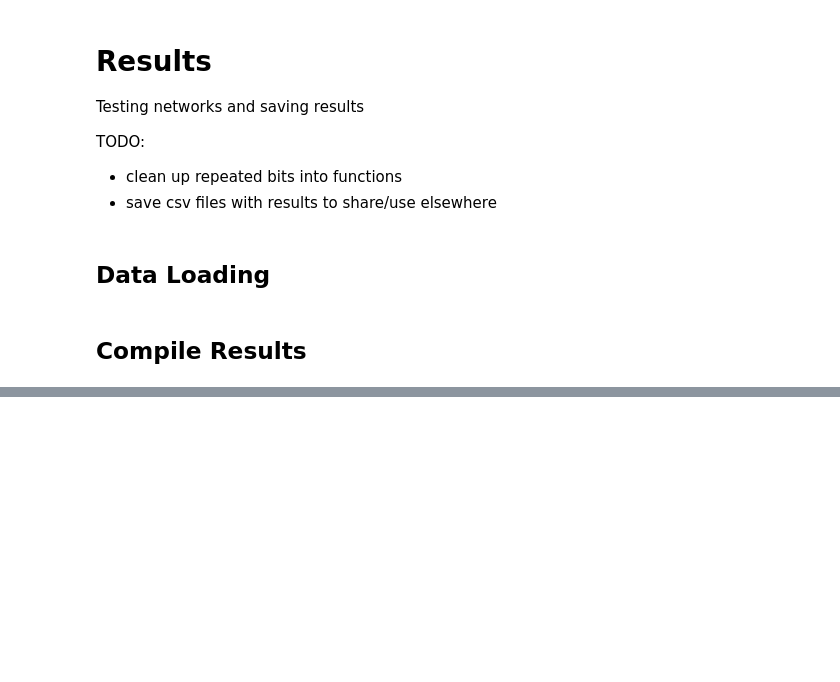
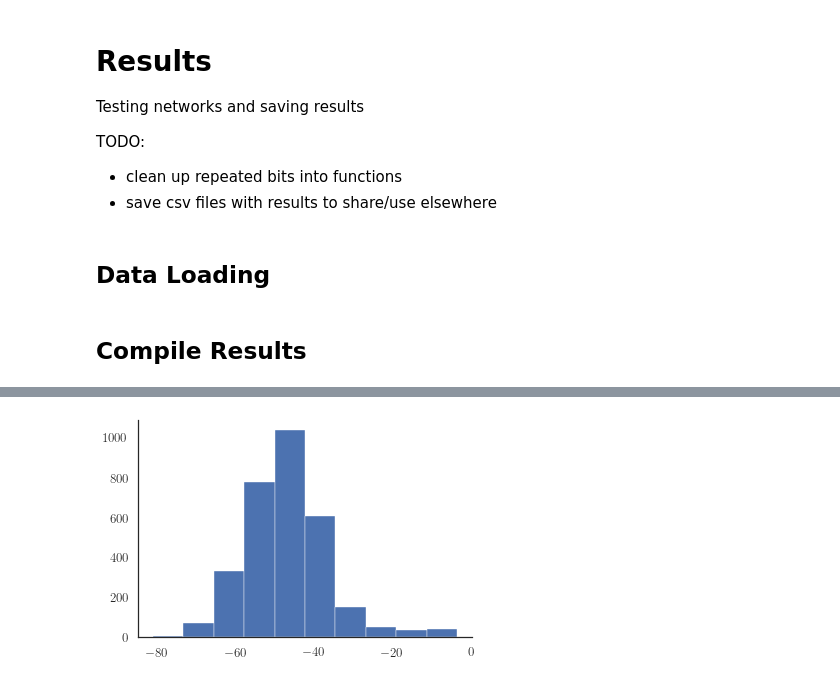
Before and after one commit to galbiati/nns-for-mnk, a Jupyter notebook: Results.ipynb, the cells around one changed output, grey strips where cells are left out. Drawn from its saved outputs; the diff is of its cells as text; code cells hidden in the pictures; blank space fills up the shorter version.

```diff
--- a/Results.ipynb
+++ b/Results.ipynb
@@ -42,0 +137,8 @@ Ss = np.concatenate(hvhdata[4])
+# %%
+import matplotlib.pyplot as plt
+import seaborn as sns
+sns.set_style('white')
+sns.set_context('talk')
+plt.rc('text', usetex=True)
+
+%matplotlib inline
@@ -42,0 +196,23 @@ Ss = np.concatenate(hvhdata[4])
+# %%
+gendata = pd.read_csv(
+    os.path.join(headdir, 'Data/1_gen/Clean/_summaries/all_evals_model_input.csv'),
+    names=['subject', 'color', 'bp', 'wp', 'zet', 'rt', 'val']
+)
+gendata['group'] = -1
+
+X, y, S, G, Np = loading.unpack_data(gendata)
+# %%
+N = train_nets[0]
+logistic = lambda x: 1 / (1 + np.exp(-x))
+zscore = lambda x: (x - x.mean()) / (x.std() / np.sqrt(x.shape[0]))
+Vr = N.value_fn(X)
+V = Vr.sum(axis=1)
+Vl = 7*logistic(zscore(V))
+
+V2 = np.zeros_like(V)
+yz = np.zeros_like(y)
+for subject in range(S.max()):
+    V2[S==subject] = zscore(V[S==subject])
+    yz[S==subject] = zscore(y[S==subject])
+
+V2l = 7*logistic(V2)
@@ -42,0 +221,5 @@ Ss = np.concatenate(hvhdata[4])
+# %%
+plt.hist(V, **histkws)
+sns.despine()
+# %% [output]
+[figure, added]
```
Also changed, not shown: parts of 34 cells of this notebook, 1 other file.
